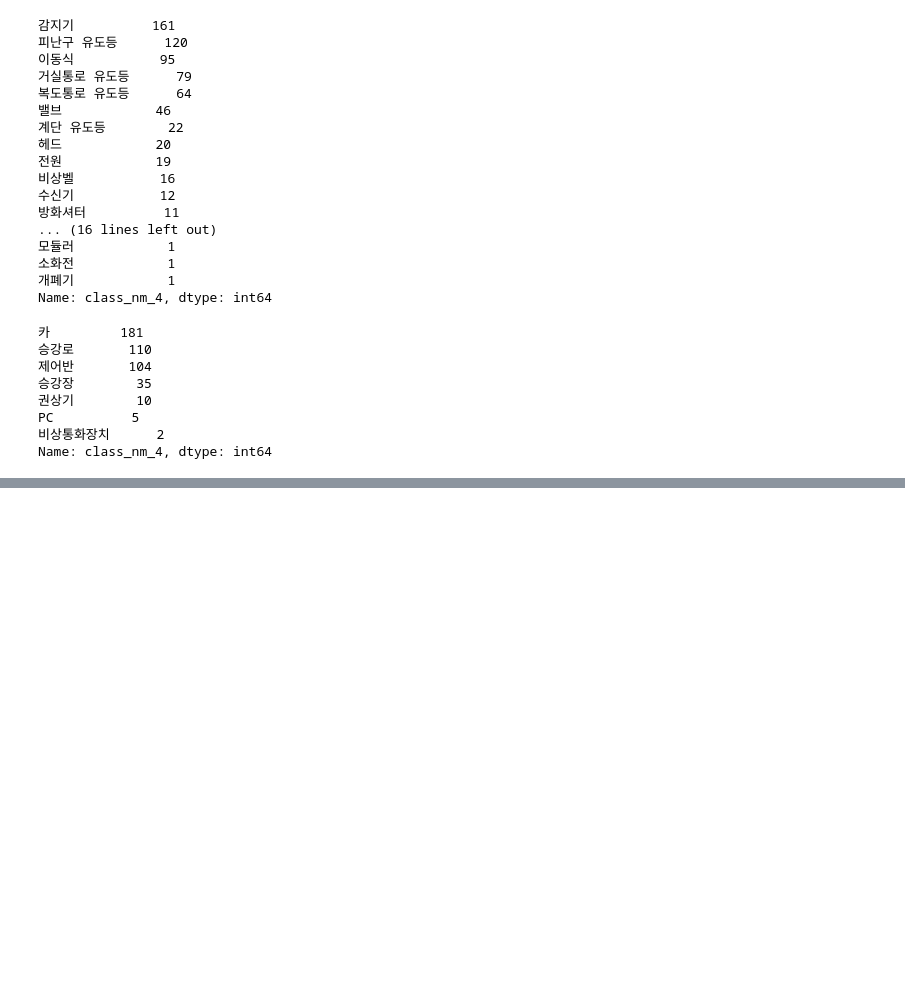
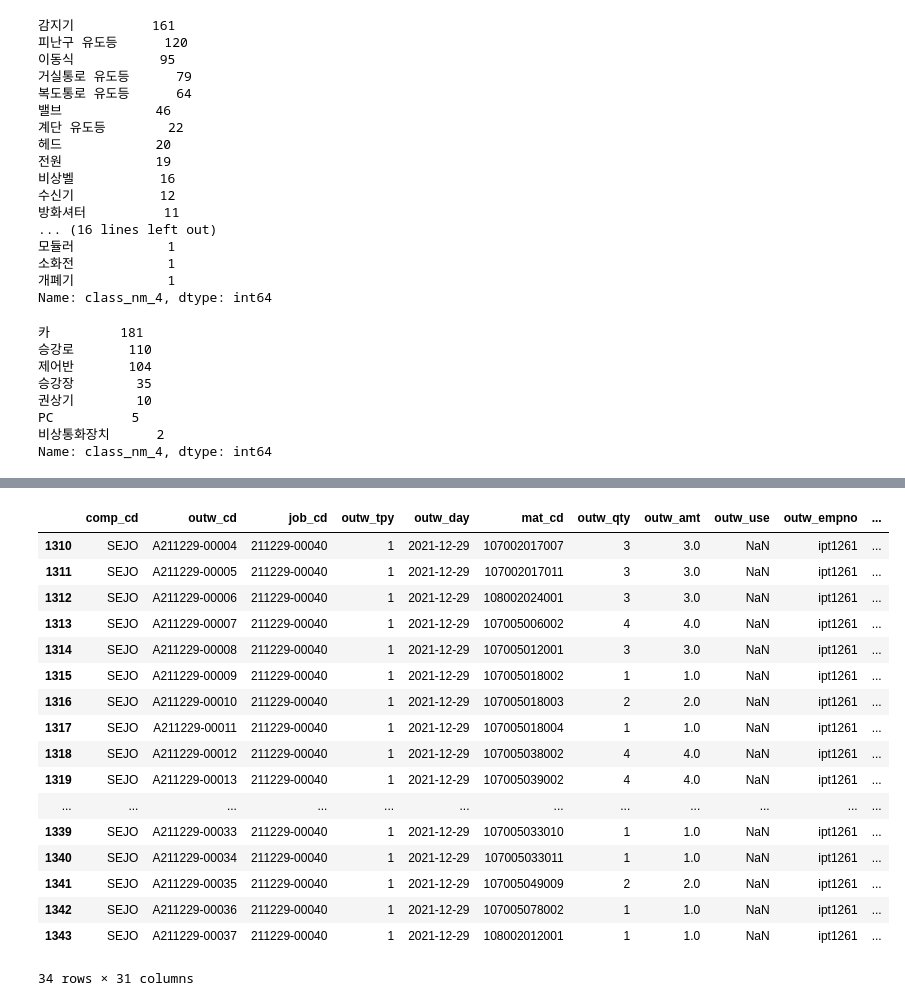
Before and after one commit to KeumHyeonJun/Governmnet_project, a Jupyter notebook: 자재/EDA_ver2.ipynb, the cells around one changed output, grey strips where cells are left out. Cells and saved outputs as stored; diff of their text form; code cells hidden in the pictures; blank space fills up the shorter version.

```diff
--- a/자재/EDA_ver2.ipynb
+++ b/자재/EDA_ver2.ipynb
@@ -178,0 +185,3 @@ Name: class_nm_4, dtype: int64
+# %%
+df2 = pd.read_excel('/Users/keumhyeonjun/Projects/행안부/자재/GFMS DB/FMSB07_자재출고.xlsx')
+df2
@@ -178,0 +243,21 @@ Name: class_nm_4, dtype: int64
+# %%
+df2[df2['job_cd']=='211229-00040']
+# %% [output]
+|  | comp_cd | outw_cd | job_cd | outw_tpy | outw_day | mat_cd | outw_qty | outw_amt | outw_use | outw_empno | ... |
+| 1310 | SEJO | A211229-00004 | 211229-00040 | 1 | 2021-12-29 | 107002017007 | 3 | 3.0 | NaN | ipt1261 | ... |
+| 1311 | SEJO | A211229-00005 | 211229-00040 | 1 | 2021-12-29 | 107002017011 | 3 | 3.0 | NaN | ipt1261 | ... |
+| 1312 | SEJO | A211229-00006 | 211229-00040 | 1 | 2021-12-29 | 108002024001 | 3 | 3.0 | NaN | ipt1261 | ... |
+| 1313 | SEJO | A211229-00007 | 211229-00040 | 1 | 2021-12-29 | 107005006002 | 4 | 4.0 | NaN | ipt1261 | ... |
+| 1314 | SEJO | A211229-00008 | 211229-00040 | 1 | 2021-12-29 | 107005012001 | 3 | 3.0 | NaN | ipt1261 | ... |
+| 1315 | SEJO | A211229-00009 | 211229-00040 | 1 | 2021-12-29 | 107005018002 | 1 | 1.0 | NaN | ipt1261 | ... |
+| 1316 | SEJO | A211229-00010 | 211229-00040 | 1 | 2021-12-29 | 107005018003 | 2 | 2.0 | NaN | ipt1261 | ... |
+| 1317 | SEJO | A211229-00011 | 211229-00040 | 1 | 2021-12-29 | 107005018004 | 1 | 1.0 | NaN | ipt1261 | ... |
+| 1318 | SEJO | A211229-00012 | 211229-00040 | 1 | 2021-12-29 | 107005038002 | 4 | 4.0 | NaN | ipt1261 | ... |
+| 1319 | SEJO | A211229-00013 | 211229-00040 | 1 | 2021-12-29 | 107005039002 | 4 | 4.0 | NaN | ipt1261 | ... |
+| ... | ... | ... | ... | ... | ... | ... | ... | ... | ... | ... | ... |
+| 1339 | SEJO | A211229-00033 | 211229-00040 | 1 | 2021-12-29 | 107005033010 | 1 | 1.0 | NaN | ipt1261 | ... |
+| 1340 | SEJO | A211229-00034 | 211229-00040 | 1 | 2021-12-29 | 107005033011 | 1 | 1.0 | NaN | ipt1261 | ... |
+| 1341 | SEJO | A211229-00035 | 211229-00040 | 1 | 2021-12-29 | 107005049009 | 2 | 2.0 | NaN | ipt1261 | ... |
+| 1342 | SEJO | A211229-00036 | 211229-00040 | 1 | 2021-12-29 | 107005078002 | 1 | 1.0 | NaN | ipt1261 | ... |
+| 1343 | SEJO | A211229-00037 | 211229-00040 | 1 | 2021-12-29 | 108002012001 | 1 | 1.0 | NaN | ipt1261 | ... |
+34 rows × 31 columns
```
Also changed, not shown: parts of 8 cells of this notebook, 11 other files.
